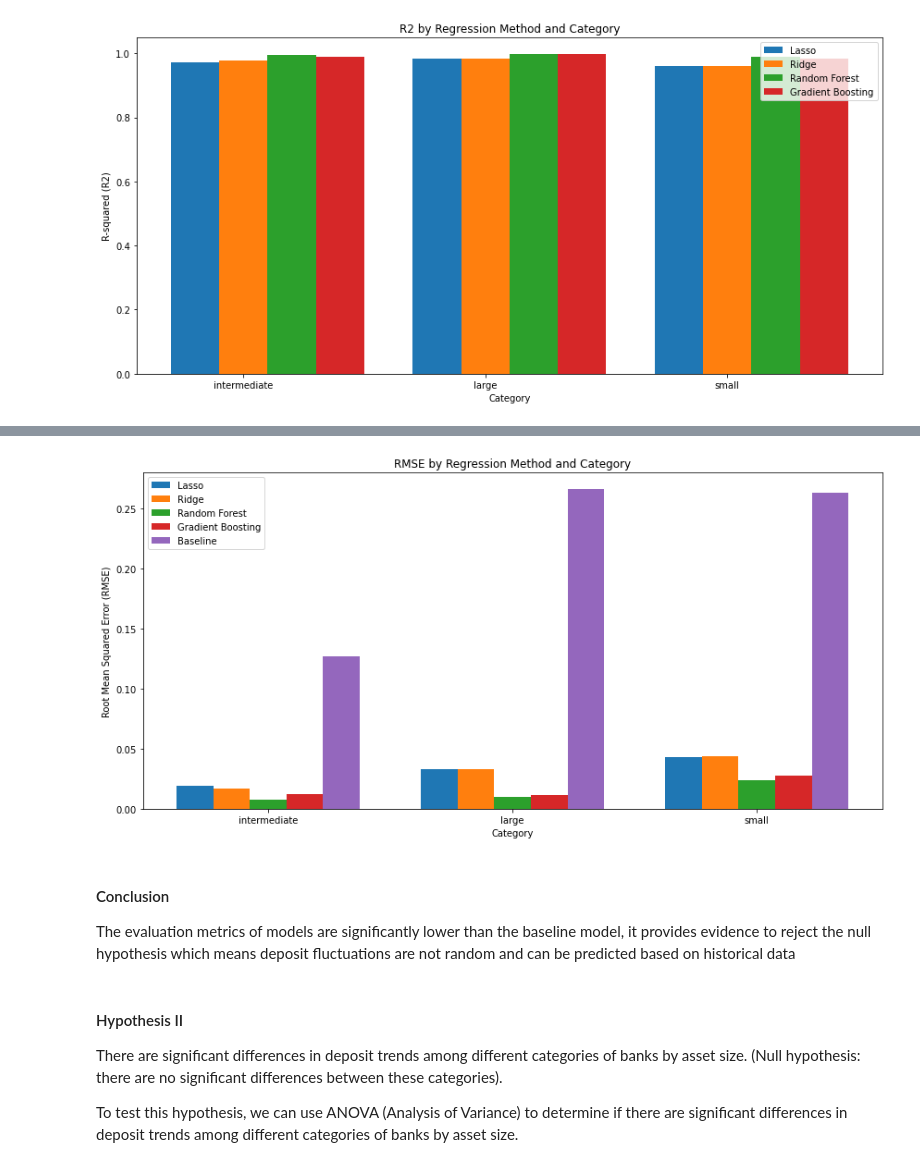
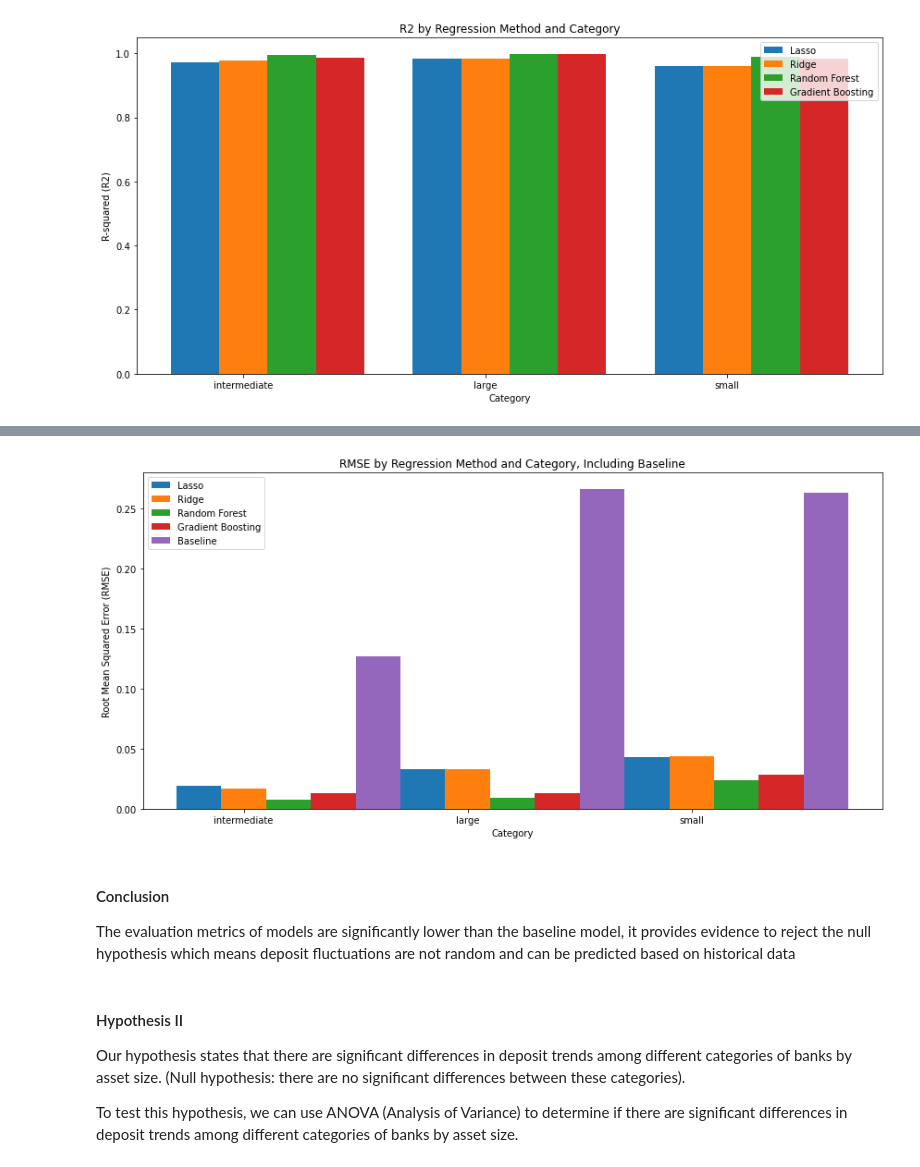
Before and after one commit to hughdingb58/deposit_size_prediction, a Jupyter notebook: Supervised_Learning.ipynb, the cells around one changed output, grey strips where cells are left out. Cells and saved outputs as stored; diff of their text form; code cells hidden in the pictures.

```diff
--- a/Supervised_Learning.ipynb
+++ b/Supervised_Learning.ipynb
@@ -61,13 +65,12 @@ correlation_matrix
 # %%
 # Create new dataframe with only the selected features
-df = df.loc[:, ['category'
-                        , 'date'
-                        , 'year'
-                        , 'quarter'
-                        , 'total_deposits'
-                        , 'cpi'
-                        , 'fed_fund_rate'
-                        , 'housing_starts'
-                        , 'personal_savings_rate'
-                        , 'umich_consumer_sentiment_index']]
-df
+df = df_all_features.loc[:, ['category'
+                                , 'date'
+                                , 'year'
+                                , 'quarter'
+                                , 'total_deposits'
+                                , 'cpi'
+                                , 'fed_fund_rate'
+                                , 'housing_starts'
+                                , 'personal_savings_rate'
+                                , 'umich_consumer_sentiment_index']]
@@ -412,39 +311,21 @@ Baseline RMSE: 0.2634965527724359
 # %%
-# Results from the four regression methods for "mse"
-categories = lagged_df['category'].unique()
 mse_values = {
     'Lasso': [best_models_lasso[cat]['rmse'] for cat in categories],
     'Ridge': [best_models_ridge[cat]['rmse'] for cat in categories],
     'Random Forest': [best_models_random_forest[cat]['rmse'] for cat in categories],
     'Gradient Boosting': [best_models_gradient_boosting[cat]['rmse'] for cat in categories],
     'Baseline': [calculate_baseline_rmse(lagged_df, cat) for cat in categories]
 }
 
-# Create bar chart for MSE
-fig, ax = plt.subplots(figsize=(12, 6))
-bar_width = 0.15
-index = np.arange(len(categories))
-
-for i, (method, mse) in enumerate(mse_values.items()):
-    ax.bar(index + i * bar_width, mse, bar_width, label=method)
-
-ax.set_xlabel('Category')
-ax.set_ylabel('Root Mean Squared Error (RMSE)')
-ax.set_title('RMSE by Regression Method and Category')
-ax.set_xticks(index + 2 * bar_width)
-ax.set_xticklabels(categories)
-ax.legend()
-
-plt.tight_layout()
-plt.show()
+plot_error_chart(mse_values, "RMSE by Regression Method and Category, Including Baseline", "Category", "Root Mean Squared Error (RMSE)")
 # %% [output]
-[figure, old version]
+[figure, new version]
 # %% [markdown]
 #### Conclusion
 The evaluation metrics of models are significantly lower than the baseline model, it provides evidence to reject the null hypothesis which means deposit fluctuations are not random and can be predicted based on historical data
 # %% [markdown]
 #### Hypothesis II
-There are significant differences in deposit trends among different categories of banks by asset size.
+Our hypothesis states that there are significant differences in deposit trends among different categories of banks by asset size.
 (Null hypothesis: there are no significant differences between these categories).
 
 To test this hypothesis, we can use ANOVA (Analysis of Variance) to determine if there are significant differences in deposit trends among different categories of banks by asset size.
```
Also changed, not shown: parts of 29 cells of this notebook.
